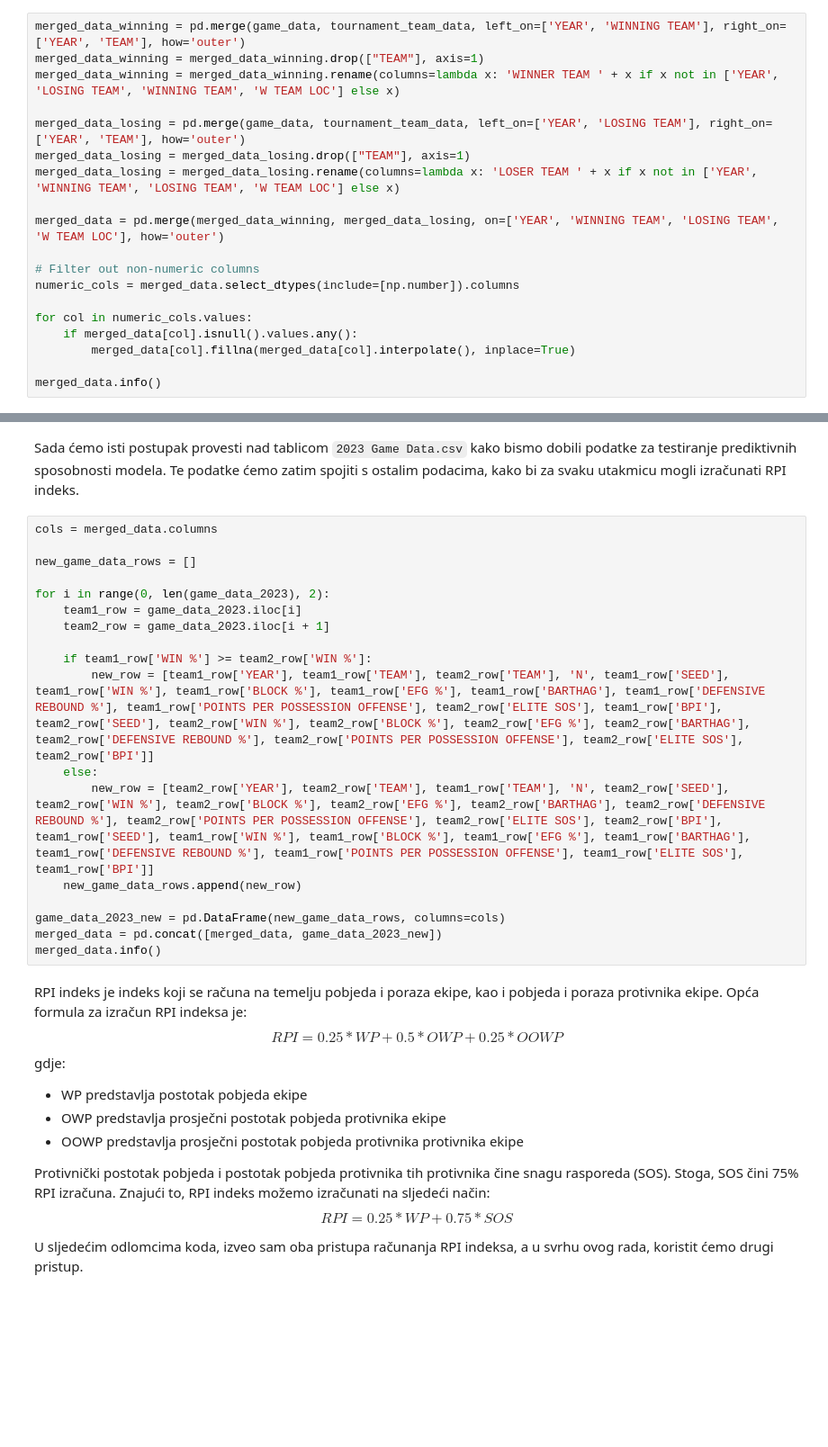
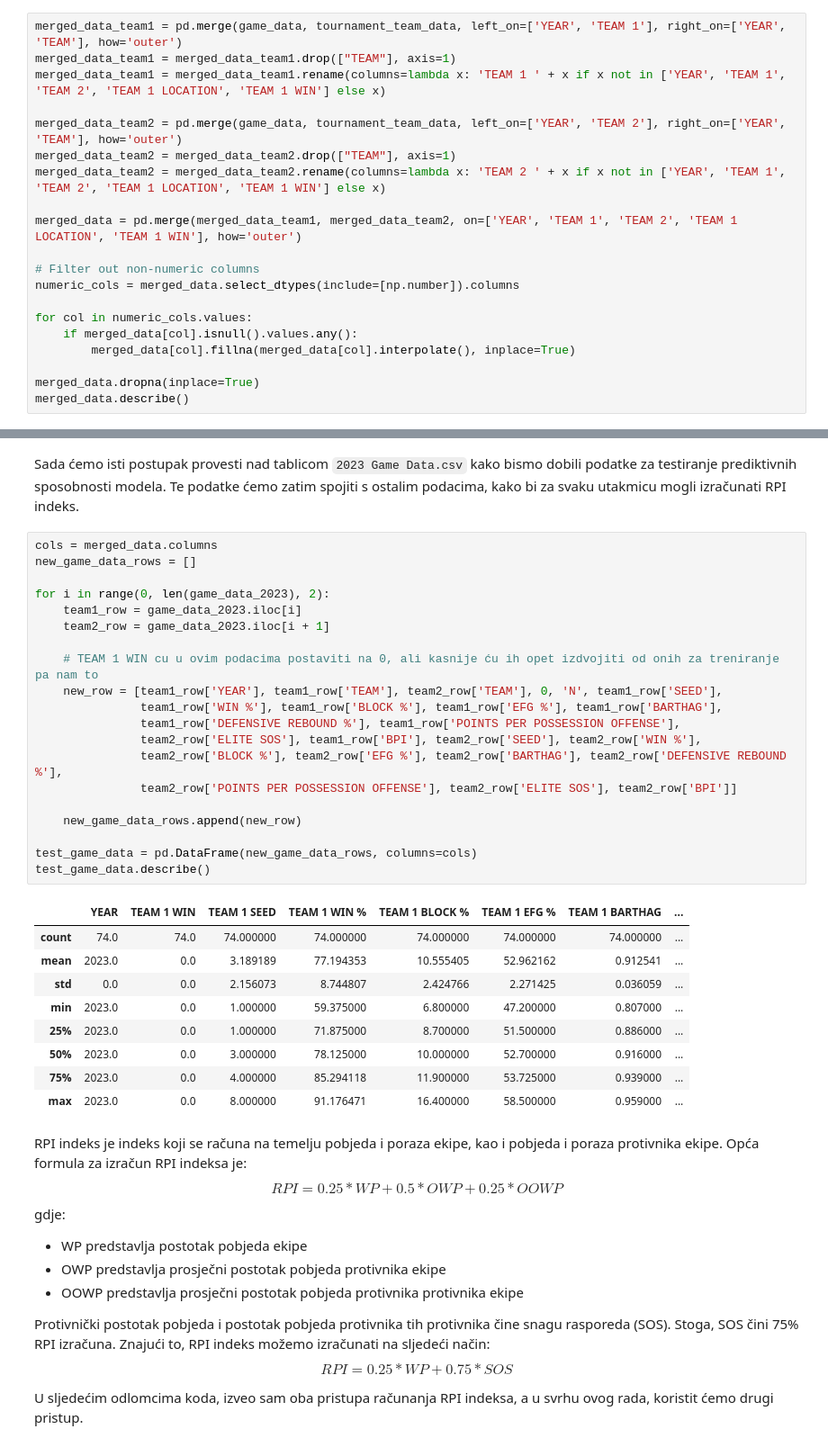
Before and after one commit to babe1304/UZOP-project, a Jupyter notebook: reporoduction_of_experiments.ipynb, the cells around one changed output, grey strips where cells are left out. Shown at 90% size. Drawn from its saved outputs; the diff is of its cells as text; blank space fills up the shorter version.

```diff
--- a/reporoduction_of_experiments.ipynb
+++ b/reporoduction_of_experiments.ipynb
@@ -132,15 +188,15 @@ game_data.info()
 # %% [markdown]
 Sada ćemo u ovu tablicu nadodati podatke pobjednika i gubitnika za istu godinu iz tablice `Tournament Team Data (Including 2023).csv` te izračunati razliku u svim značajkama koje su nam dostupne. Osim toga, izračunat ćemo podatke koji nam nedostaju, a to je RPI index. RPI index je indeks koji se računa na temelju pobjeda i poraza ekipe, kao i pobjeda i poraza protivnika ekipe. Ovaj indeks je dostupan za svaku ekipu u tablici `Tournament Team Data (Including 2023).csv` te ćemo ga iskoristiti za izračun RPI indeksa za svaku utakmicu u tablici `Game Data.csv`.
 # %%
-merged_data_winning = pd.merge(game_data, tournament_team_data, left_on=['YEAR', 'WINNING TEAM'], right_on=['YEAR', 'TEAM'], how='outer')
-merged_data_winning = merged_data_winning.drop(["TEAM"], axis=1)
-merged_data_winning = merged_data_winning.rename(columns=lambda x: 'WINNER TEAM ' + x if x not in ['YEAR', 'LOSING TEAM', 'WINNING TEAM', 'W TEAM LOC'] else x)
+merged_data_team1 = pd.merge(game_data, tournament_team_data, left_on=['YEAR', 'TEAM 1'], right_on=['YEAR', 'TEAM'], how='outer')
+merged_data_team1 = merged_data_team1.drop(["TEAM"], axis=1)
+merged_data_team1 = merged_data_team1.rename(columns=lambda x: 'TEAM 1 ' + x if x not in ['YEAR', 'TEAM 1', 'TEAM 2', 'TEAM 1 LOCATION', 'TEAM 1 WIN'] else x)
 
-merged_data_losing = pd.merge(game_data, tournament_team_data, left_on=['YEAR', 'LOSING TEAM'], right_on=['YEAR', 'TEAM'], how='outer')
-merged_data_losing = merged_data_losing.drop(["TEAM"], axis=1)
-merged_data_losing = merged_data_losing.rename(columns=lambda x: 'LOSER TEAM ' + x if x not in ['YEAR', 'WINNING TEAM', 'LOSING TEAM', 'W TEAM LOC'] else x)
+merged_data_team2 = pd.merge(game_data, tournament_team_data, left_on=['YEAR', 'TEAM 2'], right_on=['YEAR', 'TEAM'], how='outer')
+merged_data_team2 = merged_data_team2.drop(["TEAM"], axis=1)
+merged_data_team2 = merged_data_team2.rename(columns=lambda x: 'TEAM 2 ' + x if x not in ['YEAR', 'TEAM 1', 'TEAM 2', 'TEAM 1 LOCATION', 'TEAM 1 WIN'] else x)
 
-merged_data = pd.merge(merged_data_winning, merged_data_losing, on=['YEAR', 'WINNING TEAM', 'LOSING TEAM', 'W TEAM LOC'], how='outer')
+merged_data = pd.merge(merged_data_team1, merged_data_team2, on=['YEAR', 'TEAM 1', 'TEAM 2', 'TEAM 1 LOCATION', 'TEAM 1 WIN'], how='outer')
 
 # Filter out non-numeric columns
 numeric_cols = merged_data.select_dtypes(include=[np.number]).columns
@@ -149,4 +205,5 @@ for col in numeric_cols.values:
     if merged_data[col].isnull().values.any():
         merged_data[col].fillna(merged_data[col].interpolate(), inplace=True)
 
-merged_data.info()
+merged_data.dropna(inplace=True)
+merged_data.describe()
@@ -154,22 +221,34 @@ merged_data.info()
 Sada ćemo isti postupak provesti nad tablicom `2023 Game Data.csv` kako bismo dobili podatke za testiranje prediktivnih sposobnosti modela. Te podatke ćemo zatim spojiti s ostalim podacima, kako bi za svaku utakmicu mogli izračunati RPI indeks.
 # %%
 cols = merged_data.columns
-
 new_game_data_rows = []
 
 for i in range(0, len(game_data_2023), 2):
     team1_row = game_data_2023.iloc[i]
     team2_row = game_data_2023.iloc[i + 1]
 
-    if team1_row['WIN %'] >= team2_row['WIN %']:
-        new_row = [team1_row['YEAR'], team1_row['TEAM'], team2_row['TEAM'], 'N', team1_row['SEED'], team1_row['WIN %'], team1_row['BLOCK %'], team1_row['EFG %'], team1_row['BARTHAG'], team1_row['DEFENSIVE REBOUND %'], team1_row['POINTS PER POSSESSION OFFENSE'], team2_row['ELITE SOS'], team1_row['BPI'], team2_row['SEED'], team2_row['WIN %'], team2_row['BLOCK %'], team2_row['EFG %'], team2_row['BARTHAG'], team2_row['DEFENSIVE REBOUND %'], team2_row['POINTS PER POSSESSION OFFENSE'], team2_row['ELITE SOS'], team2_row['BPI']]
-    else:
-        new_row = [team2_row['YEAR'], team2_row['TEAM'], team1_row['TEAM'], 'N', team2_row['SEED'], team2_row['WIN %'], team2_row['BLOCK %'], team2_row['EFG %'], team2_row['BARTHAG'], team2_row['DEFENSIVE REBOUND %'], team2_row['POINTS PER POSSESSION OFFENSE'], team2_row['ELITE SOS'], team2_row['BPI'], team1_row['SEED'], team1_row['WIN %'], team1_row['BLOCK %'], team1_row['EFG %'], team1_row['BARTHAG'], team1_row['DEFENSIVE REBOUND %'], team1_row['POINTS PER POSSESSION OFFENSE'], team1_row['ELITE SOS'], team1_row['BPI']]
+    # TEAM 1 WIN cu u ovim podacima postaviti na 0, ali kasnije ću ih opet izdvojiti od onih za treniranje pa nam to
+    new_row = [team1_row['YEAR'], team1_row['TEAM'], team2_row['TEAM'], 0, 'N', team1_row['SEED'],
+               team1_row['WIN %'], team1_row['BLOCK %'], team1_row['EFG %'], team1_row['BARTHAG'],
+               team1_row['DEFENSIVE REBOUND %'], team1_row['POINTS PER POSSESSION OFFENSE'],
+               team2_row['ELITE SOS'], team1_row['BPI'], team2_row['SEED'], team2_row['WIN %'],
+               team2_row['BLOCK %'], team2_row['EFG %'], team2_row['BARTHAG'], team2_row['DEFENSIVE REBOUND %'],
+               team2_row['POINTS PER POSSESSION OFFENSE'], team2_row['ELITE SOS'], team2_row['BPI']]
+
     new_game_data_rows.append(new_row)
 
-game_data_2023_new = pd.DataFrame(new_game_data_rows, columns=cols)
-merged_data = pd.concat([merged_data, game_data_2023_new])
-merged_data.info()
+test_game_data = pd.DataFrame(new_game_data_rows, columns=cols)
+test_game_data.describe()
+# %% [output]
+|  | YEAR | TEAM 1 WIN | TEAM 1 SEED | TEAM 1 WIN % | TEAM 1 BLOCK % | TEAM 1 EFG % | TEAM 1 BARTHAG | ... |
+| count | 74.0 | 74.0 | 74.000000 | 74.000000 | 74.000000 | 74.000000 | 74.000000 | ... |
+| mean | 2023.0 | 0.0 | 3.189189 | 77.194353 | 10.555405 | 52.962162 | 0.912541 | ... |
+| std | 0.0 | 0.0 | 2.156073 | 8.744807 | 2.424766 | 2.271425 | 0.036059 | ... |
+| min | 2023.0 | 0.0 | 1.000000 | 59.375000 | 6.800000 | 47.200000 | 0.807000 | ... |
+| 25% | 2023.0 | 0.0 | 1.000000 | 71.875000 | 8.700000 | 51.500000 | 0.886000 | ... |
+| 50% | 2023.0 | 0.0 | 3.000000 | 78.125000 | 10.000000 | 52.700000 | 0.916000 | ... |
+| 75% | 2023.0 | 0.0 | 4.000000 | 85.294118 | 11.900000 | 53.725000 | 0.939000 | ... |
+| max | 2023.0 | 0.0 | 8.000000 | 91.176471 | 16.400000 | 58.500000 | 0.959000 | ... |
 # %% [markdown]
 RPI indeks je indeks koji se računa na temelju pobjeda i poraza ekipe, kao i pobjeda i poraza protivnika ekipe. Opća formula za izračun RPI indeksa je:
 $$
```
Also changed, not shown: parts of 31 cells of this notebook.
